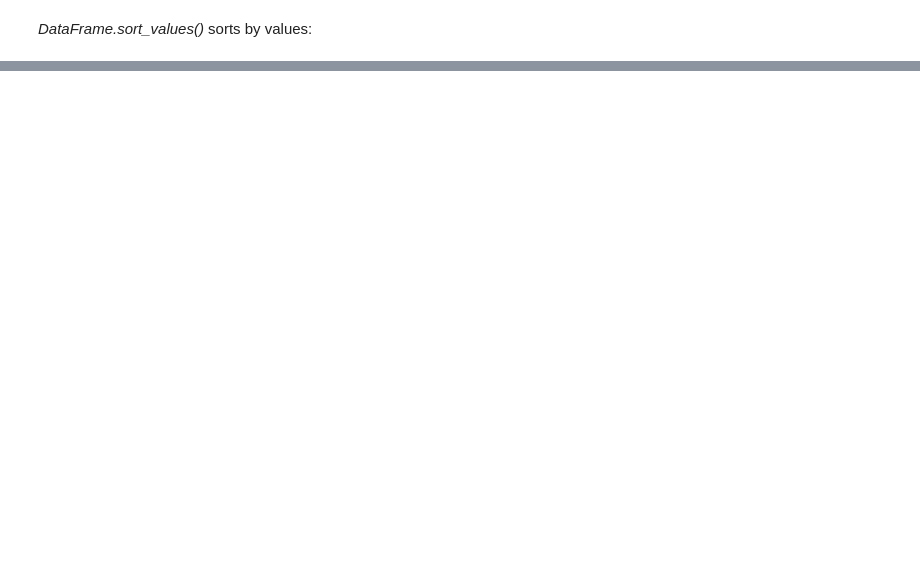
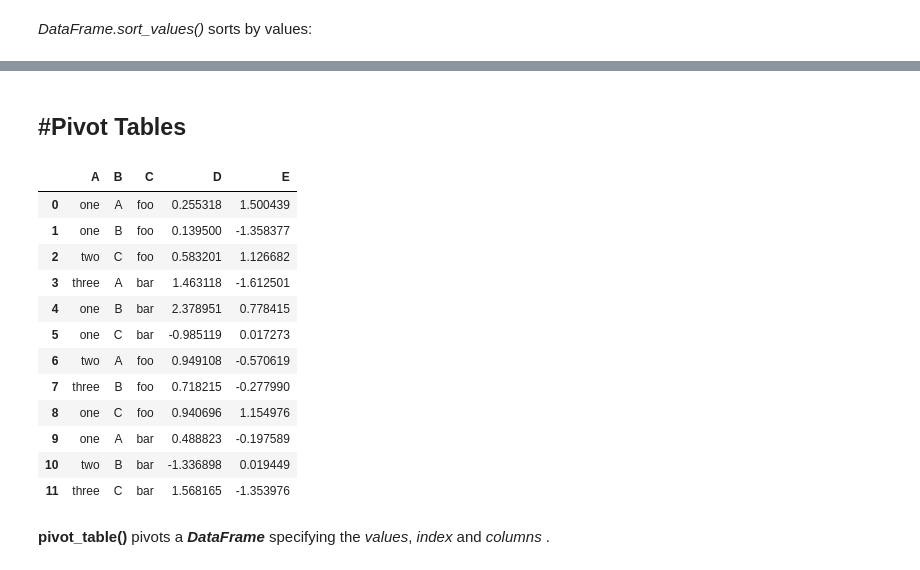
Before and after one commit to soumyasankar99/Practice_of_Pandas, a Jupyter notebook: Introduction_to_Pandas.ipynb, the cells around one changed output, grey strips where cells are left out. Saved outputs shown, nothing was run; the diff lists cells and outputs as text; code cells hidden in the pictures; blank space fills up the shorter version.

```diff
--- a/Introduction_to_Pandas.ipynb
+++ b/Introduction_to_Pandas.ipynb
@@ -913,0 +1355,31 @@ df.sort_values(by="B")
+# %% [markdown]
+#Pivot Tables
+---------------
+# %%
+df = pd.DataFrame(
+    {
+        "A": ["one", "one", "two", "three"] * 3,
+        "B": ["A", "B", "C"] * 4,
+        "C": ["foo", "foo", "foo", "bar", "bar", "bar"] * 2,
+        "D": np.random.randn(12),
+        "E": np.random.randn(12),
+    }
+)
+# %%
+df
+# %% [output]
+|  | A | B | C | D | E |
+| 0 | one | A | foo | 0.255318 | 1.500439 |
+| 1 | one | B | foo | 0.139500 | -1.358377 |
+| 2 | two | C | foo | 0.583201 | 1.126682 |
+| 3 | three | A | bar | 1.463118 | -1.612501 |
+| 4 | one | B | bar | 2.378951 | 0.778415 |
+| 5 | one | C | bar | -0.985119 | 0.017273 |
+| 6 | two | A | foo | 0.949108 | -0.570619 |
+| 7 | three | B | foo | 0.718215 | -0.277990 |
+| 8 | one | C | foo | 0.940696 | 1.154976 |
+| 9 | one | A | bar | 0.488823 | -0.197589 |
+| 10 | two | B | bar | -1.336898 | 0.019449 |
+| 11 | three | C | bar | 1.568165 | -1.353976 |
+# %% [markdown]
+**pivot_table()** pivots a ***DataFrame*** specifying the *values*, *index* and *columns* .
```
Also changed, not shown: parts of 164 cells of this notebook.
